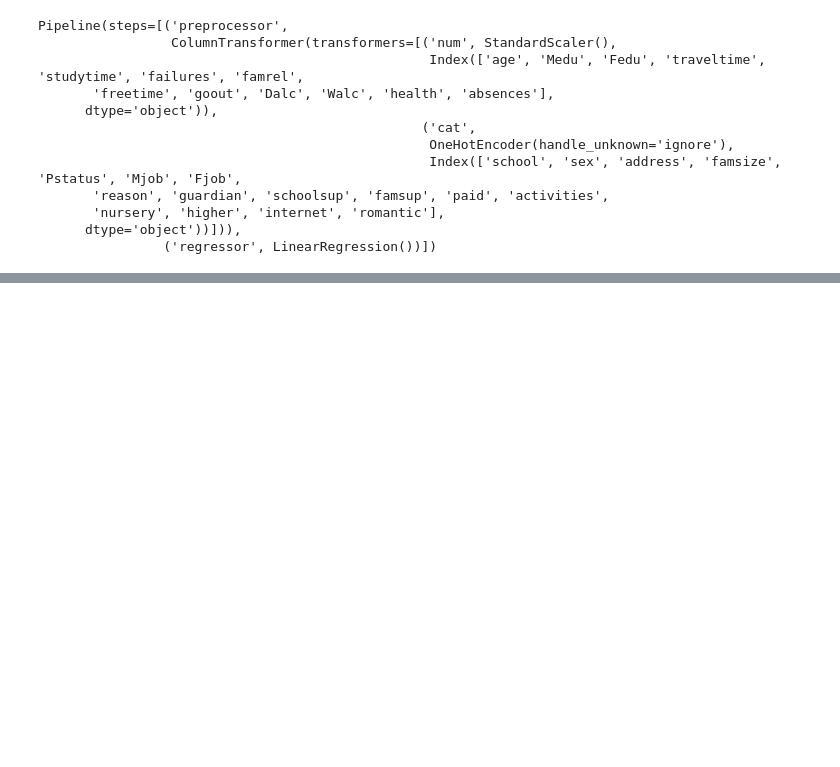
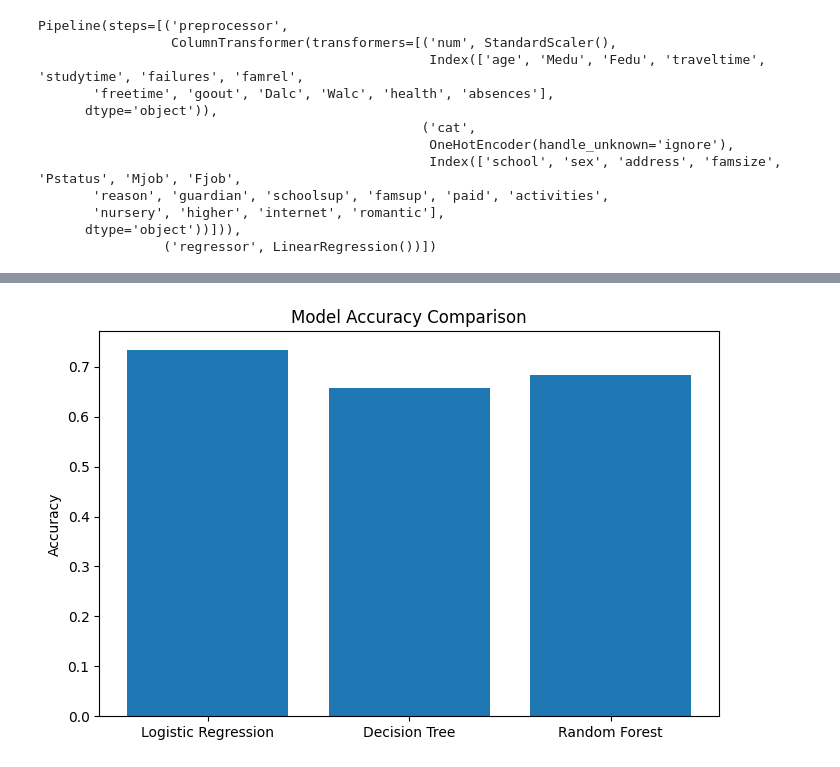
Before and after one commit to sanmati2005/ml-student-performance, a Jupyter notebook: notebook/eda.ipynb, the cells around one changed output, grey strips where cells are left out. Drawn from its saved outputs; the diff is of its cells as text; code cells hidden in the pictures; blank space fills up the shorter version.

```diff
--- a/notebook/eda.ipynb
+++ b/notebook/eda.ipynb
@@ -169,0 +249,6 @@ NameError: name 'mean_squared' is not defined
+# %%
+from sklearn.model_selection import train_test_split
+
+X_train, X_test, y_train, y_test = train_test_split(
+    X, y, test_size=0.2, random_state=42
+)
@@ -169,0 +260,28 @@ NameError: name 'mean_squared' is not defined
+# %%
+from sklearn.metrics import accuracy_score, precision_score, recall_score, f1_score
+
+models = {
+    "Logistic Regression": LogisticRegression(max_iter=1000),
+    "Decision Tree": DecisionTreeClassifier(random_state=42),
+    "Random Forest": RandomForestClassifier(random_state=42)
+}
+
+results = {}
+
+for name, clf in models.items():
+    pipe = Pipeline(steps=[
+        ("preprocessor", preprocessor),
+        ("classifier", clf)
+    ])
+
+    pipe.fit(X_train, y_train)
+    y_pred = pipe.predict(X_test)
+
+    results[name] = {
+        "Accuracy": accuracy_score(y_test, y_pred),
+        "Precision": precision_score(y_test, y_pred),
+        "Recall": recall_score(y_test, y_pred),
+        "F1 Score": f1_score(y_test, y_pred)
+    }
+
+results
@@ -169,0 +301,13 @@ NameError: name 'mean_squared' is not defined
+# %%
+import matplotlib.pyplot as plt
+
+model_names = list(results.keys())
+accuracies = [results[m]["Accuracy"] for m in model_names]
+
+plt.figure(figsize=(8,5))
+plt.bar(model_names, accuracies)
+plt.ylabel("Accuracy")
+plt.title("Model Accuracy Comparison")
+plt.show()
+# %% [output]
+[figure, added]
```
Also changed, not shown: parts of 13 cells of this notebook.
